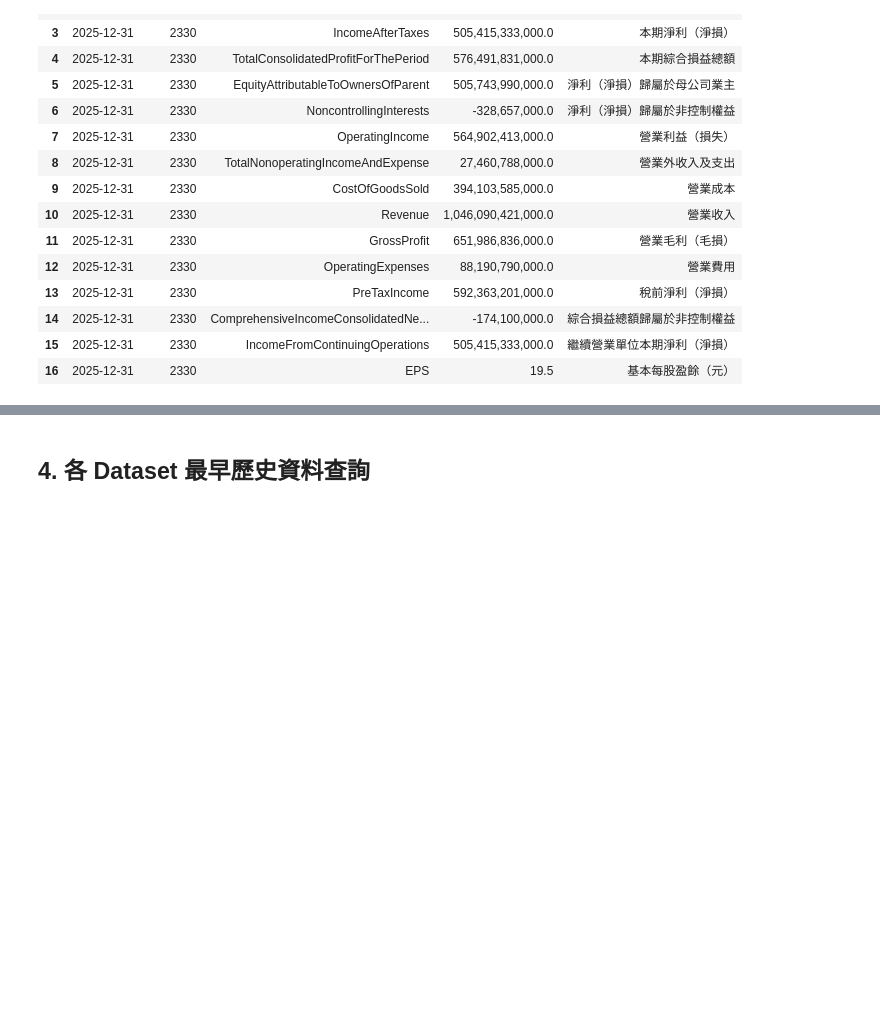
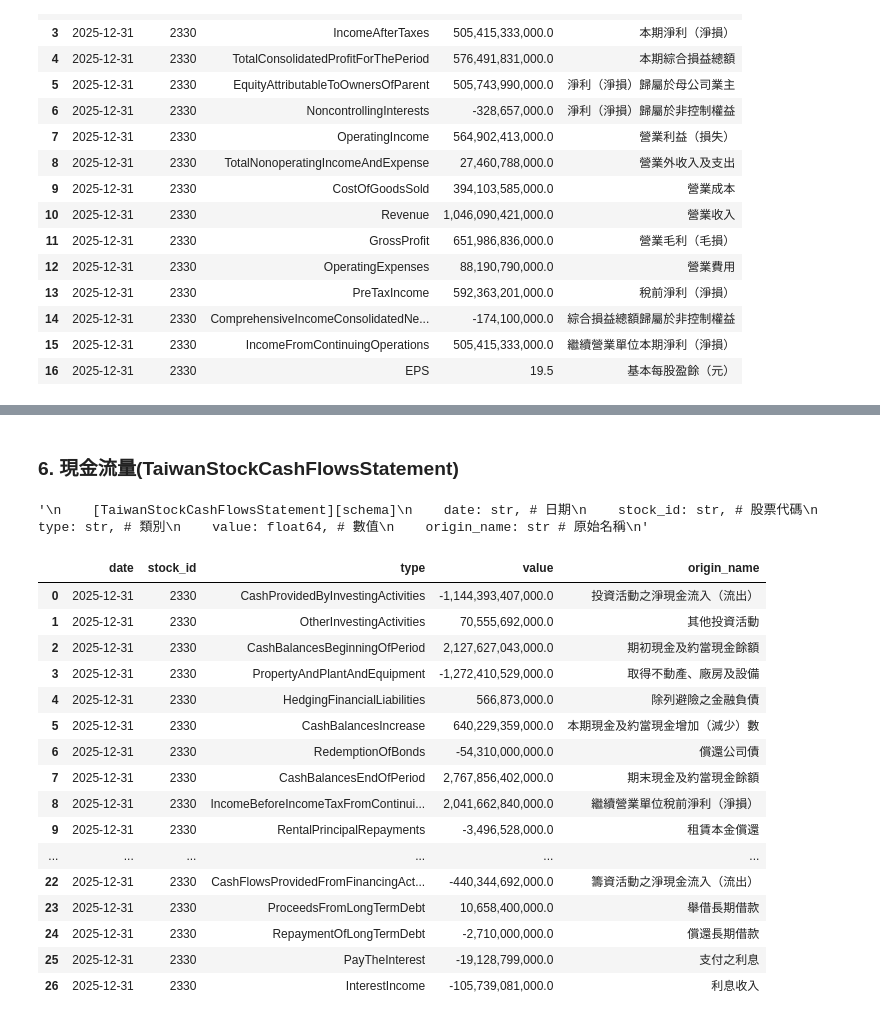
Before and after one commit to RexTuan/data_pipeline_project, a Jupyter notebook: notebooks/finmind_explore.ipynb, the cells around one changed output, grey strips where cells are left out. Saved outputs shown, nothing was run; the diff lists cells and outputs as text; code cells hidden in the pictures; blank space fills up the shorter version.

Commit message:
v1.1 綜合損益表、資產負債表、現金流量表

```diff
--- a/notebooks/finmind_explore.ipynb
+++ b/notebooks/finmind_explore.ipynb
@@ -145,17 +225,32 @@ df_bs.head(10)
+# %% [markdown]
+### 6. 現金流量(TaiwanStockCashFlowsStatement)
 # %%
-# 現金流量表
-params = {
-    'dataset': 'TaiwanStockCashFlowsStatement',
-    'data_id': '2330',
-    'start_date': '2020-01-01',
-    'end_date': '2025-01-01',
-    'token': TOKEN
-}
-res = requests.get(BASE_URL, params=params).json()
-df_cf = pd.DataFrame(res['data'])
-
-print(f'筆數：{len(df_cf)}')
-print(f'欄位：{list(df_cf.columns)}')
-df_cf.head(10)
+def fetch_stock_cashflow(stock_id,  begin_date= date.today().strftime('%Y-%m-%d')):
+    params = {
+        'dataset': 'TaiwanStockCashFlowsStatement',
+        'data_id': stock_id,
+        'start_date': begin_date, #API設定一律撈到最新資料
+        'token': TOKEN
+    }
+    res = requests.get(BASE_URL, params=params).json()
+    df = pd.DataFrame(res['data'])
+    return df
+"""
+    [TaiwanStockCashFlowsStatement][schema]
+    date: str, # 日期
+    stock_id: str, # 股票代碼
+    type: str, # 類別
+    value: float64, # 數值
+    origin_name: str # 原始名稱
+"""
+"""
+重要或是對股價有利的財報項目：
+1. 營業活動之淨現金流入：它代表公司「靠本業真正收進口袋的現金」。如果損益表上的 EPS 很高，但這個數字卻是「負數」或「遠低於稅後淨利」，這在財務上稱為「盈餘品質不佳」。市場一旦發現公司只是帳面好看、根本收不到錢，股價通常會面臨猛烈修正。
+2. 取得不動產、廠房及設備：這個項目在財務上就是所謂的資本支出，負得越多，市場有時反而越興奮。像台積電這種重資本投資的產業，當這個數字大幅擴張，代表高層對未來的訂單極度樂觀，正在大舉擴產。這往往是推升長線股價的最強燃料。。
+3. 應收帳款（增加）減少 & 存貨（增加）減少：這兩個數字是「營業活動現金流」底下的明細，專門用來抓出公司營運的壞習慣。如果應收帳款增加，代表公司賣出產品後，還沒收到錢；如果存貨增加，代表公司做好了產品，但還沒賣出去。這兩個數字如果是「負數」，代表公司在營運上有「積極放水」的嫌疑，可能是為了衝刺業績而放寬信用條件（讓客戶更晚付款），或是為了衝刺業績而過度生產（做了很多賣不掉的產品）。這些都是財務上的紅旗，市場通常會給予嚴厲的懲罰。
+4. 籌資活動之淨現金流入（流出）：可以看出公司缺不缺錢。
+4-1. 舉借長期借款：大增（籌資現金流入），代表公司正在向銀行借大錢。這時你要去比對前面的 取得不動產、廠房及設備，如果借錢是為了擴廠，那是好事；如果借錢只是為了發放薪水或硬湊錢來發股利，那股價後續通常會崩盤。
+4-2. 償還長期借款：如果一家公司長期在 償還長期借款，且籌資活動淨現金是穩定流出的，代表公司賺的錢不僅夠用，還能不斷還債，這種財務健康的體質會獲得價值投資人的青睞。
+"""
+# %% [output]
+'\n    [TaiwanStockCashFlowsStatement][schema]\n    date: str, # 日期\n    stock_id: str, # 股票代碼\n    type: str, # 類別\n    value: float64, # 數值\n    origin_name: str # 原始名稱\n'
-# %% [markdown]
-## 4. 各 Dataset 最早歷史資料查詢
@@ -200,0 +257,21 @@ pd.DataFrame(results)
+# %%
+tmp = fetch_stock_cashflow("2330","2025-12-31")
+tmp
+# %% [output]
+|  | date | stock_id | type | value | origin_name |
+| 0 | 2025-12-31 | 2330 | CashProvidedByInvestingActivities | -1,144,393,407,000.0 | 投資活動之淨現金流入（流出） |
+| 1 | 2025-12-31 | 2330 | OtherInvestingActivities | 70,555,692,000.0 | 其他投資活動 |
+| 2 | 2025-12-31 | 2330 | CashBalancesBeginningOfPeriod | 2,127,627,043,000.0 | 期初現金及約當現金餘額 |
+| 3 | 2025-12-31 | 2330 | PropertyAndPlantAndEquipment | -1,272,410,529,000.0 | 取得不動產、廠房及設備 |
+| 4 | 2025-12-31 | 2330 | HedgingFinancialLiabilities | 566,873,000.0 | 除列避險之金融負債 |
+| 5 | 2025-12-31 | 2330 | CashBalancesIncrease | 640,229,359,000.0 | 本期現金及約當現金增加（減少）數 |
+| 6 | 2025-12-31 | 2330 | RedemptionOfBonds | -54,310,000,000.0 | 償還公司債 |
+| 7 | 2025-12-31 | 2330 | CashBalancesEndOfPeriod | 2,767,856,402,000.0 | 期末現金及約當現金餘額 |
+| 8 | 2025-12-31 | 2330 | IncomeBeforeIncomeTaxFromContinui... | 2,041,662,840,000.0 | 繼續營業單位稅前淨利（淨損） |
+| 9 | 2025-12-31 | 2330 | RentalPrincipalRepayments | -3,496,528,000.0 | 租賃本金償還 |
+| ... | ... | ... | ... | ... | ... |
+| 22 | 2025-12-31 | 2330 | CashFlowsProvidedFromFinancingAct... | -440,344,692,000.0 | 籌資活動之淨現金流入（流出） |
+| 23 | 2025-12-31 | 2330 | ProceedsFromLongTermDebt | 10,658,400,000.0 | 舉借長期借款 |
+| 24 | 2025-12-31 | 2330 | RepaymentOfLongTermDebt | -2,710,000,000.0 | 償還長期借款 |
+| 25 | 2025-12-31 | 2330 | PayTheInterest | -19,128,799,000.0 | 支付之利息 |
+| 26 | 2025-12-31 | 2330 | InterestIncome | -105,739,081,000.0 | 利息收入 |
```
Also changed, not shown: parts of 10 cells of this notebook, 1 other file.
